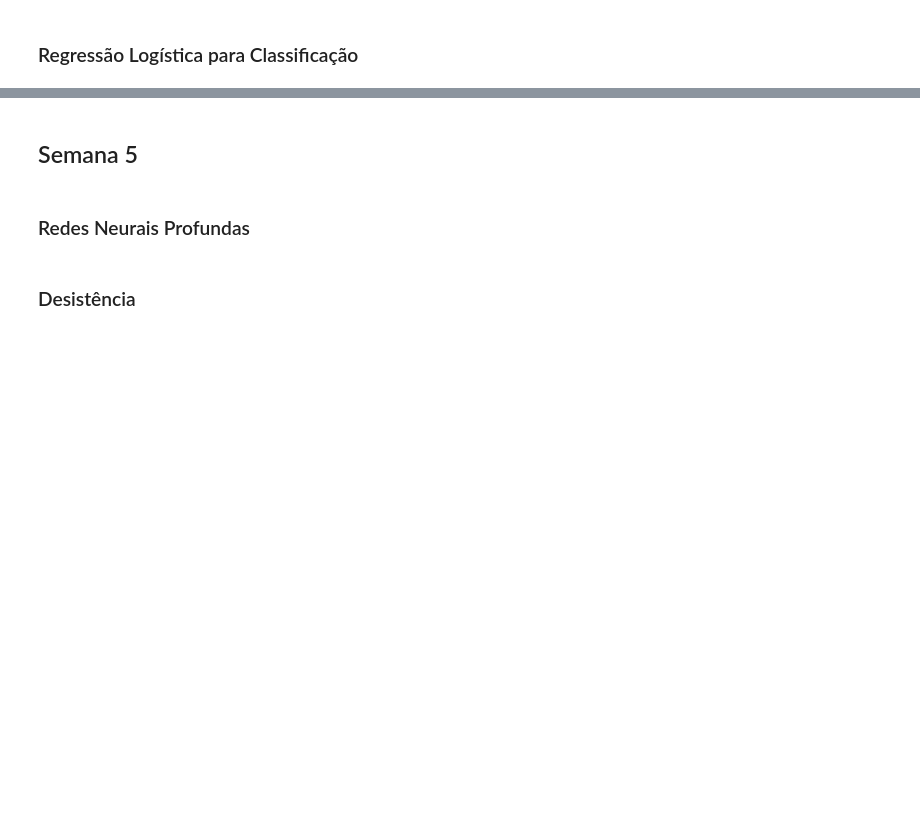
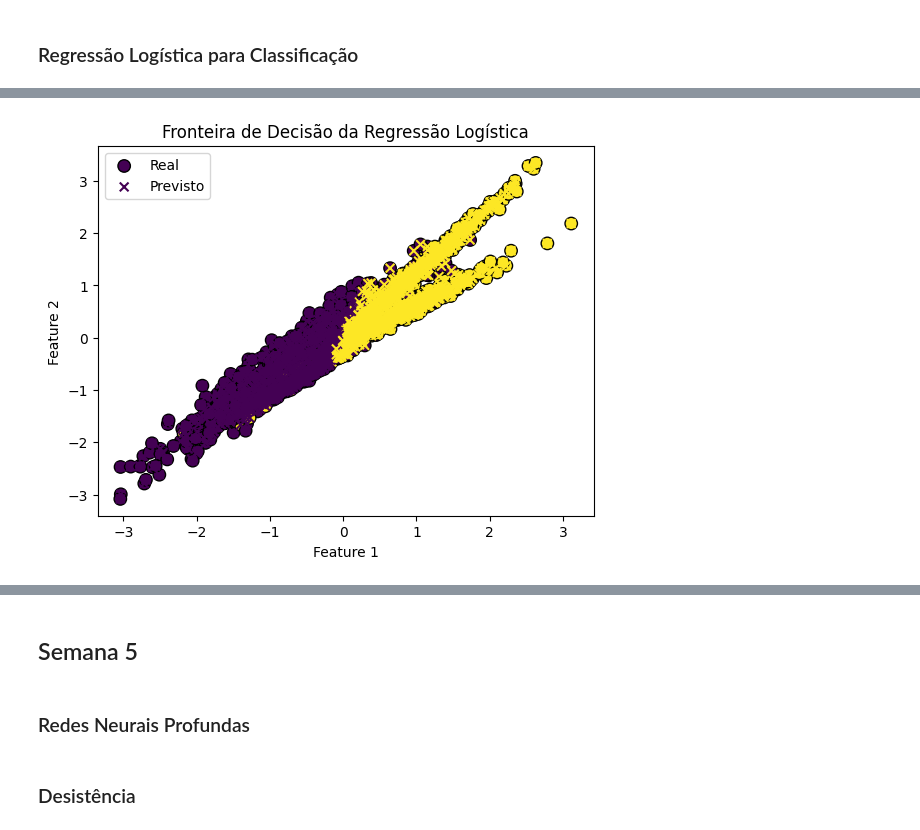
Before and after one commit to k3ybladewielder/deep_learning, a Jupyter notebook: deep_nn_pytorch/deep_nn_pytorch.ipynb, the cells around one changed output, grey strips where cells are left out. Cells and saved outputs as stored; diff of their text form; code cells hidden in the pictures; blank space fills up the shorter version.

```diff
--- a/deep_nn_pytorch/deep_nn_pytorch.ipynb
+++ b/deep_nn_pytorch/deep_nn_pytorch.ipynb
@@ -854,0 +1184,84 @@ Os hiperparâmetros podem ser ajustados, como o número de épocas, a taxa de ap
+# %%
+import torch
+import torch.nn as nn
+import torch.optim as optim
+import matplotlib.pyplot as plt
+from sklearn.datasets import make_classification
+from sklearn.model_selection import train_test_split
+from sklearn.preprocessing import StandardScaler
+
+# Gerando dados fictícios
+X, y = make_classification(n_samples=10000, n_features=5, n_classes=2, random_state=42)
+
+# Dividindo os dados em conjuntos de treino e teste
+X_train, X_test, y_train, y_test = train_test_split(X, y, test_size=0.2, random_state=42)
+
+# Padronizando os dados (importante para regressão logística)
+scaler = StandardScaler()
+X_train = scaler.fit_transform(X_train)
+X_test = scaler.transform(X_test)
+
+# Convertendo os dados para tensores do PyTorch
+X_train_tensor = torch.tensor(X_train, dtype=torch.float32)
+y_train_tensor = torch.tensor(y_train, dtype=torch.float32)
+X_test_tensor = torch.tensor(X_test, dtype=torch.float32)
+y_test_tensor = torch.tensor(y_test, dtype=torch.float32)
+
+# Definindo o modelo de regressão logística
+class LogisticRegressionModel(nn.Module):
+    def __init__(self, input_size):
+        super(LogisticRegressionModel, self).__init__()
+        self.linear = nn.Linear(input_size, 1)
+        self.sigmoid = nn.Sigmoid()
+
+    def forward(self, x):
+        out = self.linear(x)
+        out = self.sigmoid(out)
+        return out
+
+# Instanciando o modelo
+input_size = X_train.shape[1]
+model = LogisticRegressionModel(input_size)
+
+# Definindo a função de perda e o otimizador
+criterion = nn.BCELoss()
+optimizer = optim.SGD(model.parameters(), lr=0.01)
+
+# Treinando o modelo
+num_epochs = 1000
+
+for epoch in range(num_epochs):
+    # Forward pass
+    outputs = model(X_train_tensor)
+    loss = criterion(outputs.squeeze(), y_train_tensor)
+
+    # Backward pass e otimização
+    optimizer.zero_grad()
+    loss.backward()
+    optimizer.step()
+
+    # Imprimindo a perda a cada 100 épocas
+    if (epoch + 1) % 100 == 0:
+        print(f'Época [{epoch + 1}/{num_epochs}], Perda: {loss.item():.4f}')
+
+# Avaliando o modelo no conjunto de teste
+model.eval()  # Modo de avaliação
+with torch.no_grad():
+    predictions = model(X_test_tensor)
+
+# Convertendo as previsões para classes (0 ou 1)
+predicted_classes = (predictions.squeeze() > 0.5).float().numpy()
+
+# Avaliando a acurácia do modelo
+accuracy = (predicted_classes == y_test).mean()
+print(f'Acurácia do modelo no conjunto de teste: {accuracy:.4f}')
+
+# Visualizando a fronteira de decisão
+plt.scatter(X_test[:, 0], X_test[:, 1], c=y_test, cmap='viridis', edgecolors='k', marker='o', s=80, label='Real')
+plt.scatter(X_test[:, 0], X_test[:, 1], c=predicted_classes, cmap='viridis', marker='x', s=40, label='Previsto')
+plt.title('Fronteira de Decisão da Regressão Logística')
+plt.xlabel('Feature 1')
+plt.ylabel('Feature 2')
+plt.legend()
+plt.show()
+# %% [output]
@@ -854,0 +1279 @@ Os hiperparâmetros podem ser ajustados, como o número de épocas, a taxa de ap
+[figure, added]
```
Also changed, not shown: parts of 30 cells of this notebook, 1 other file.
